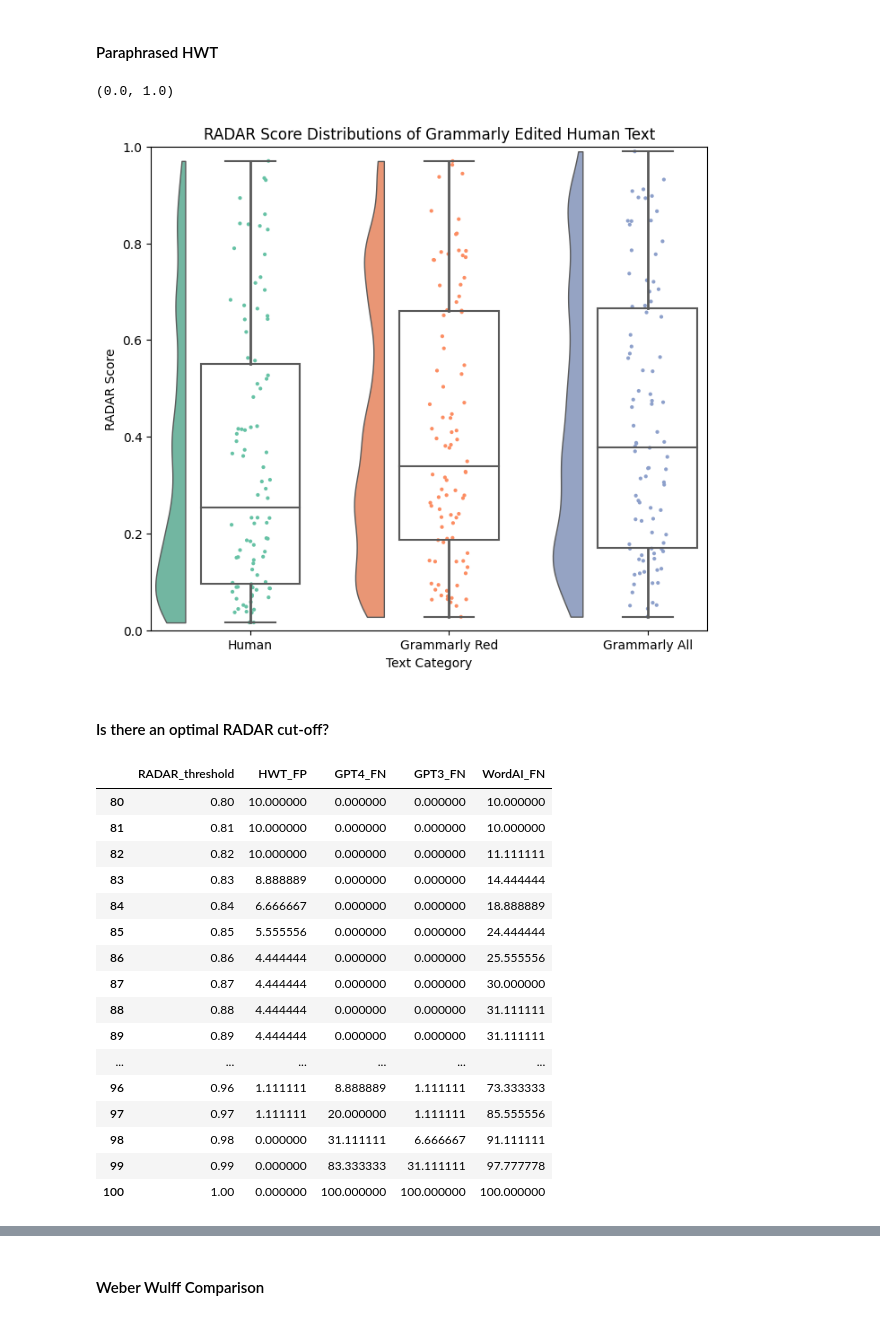
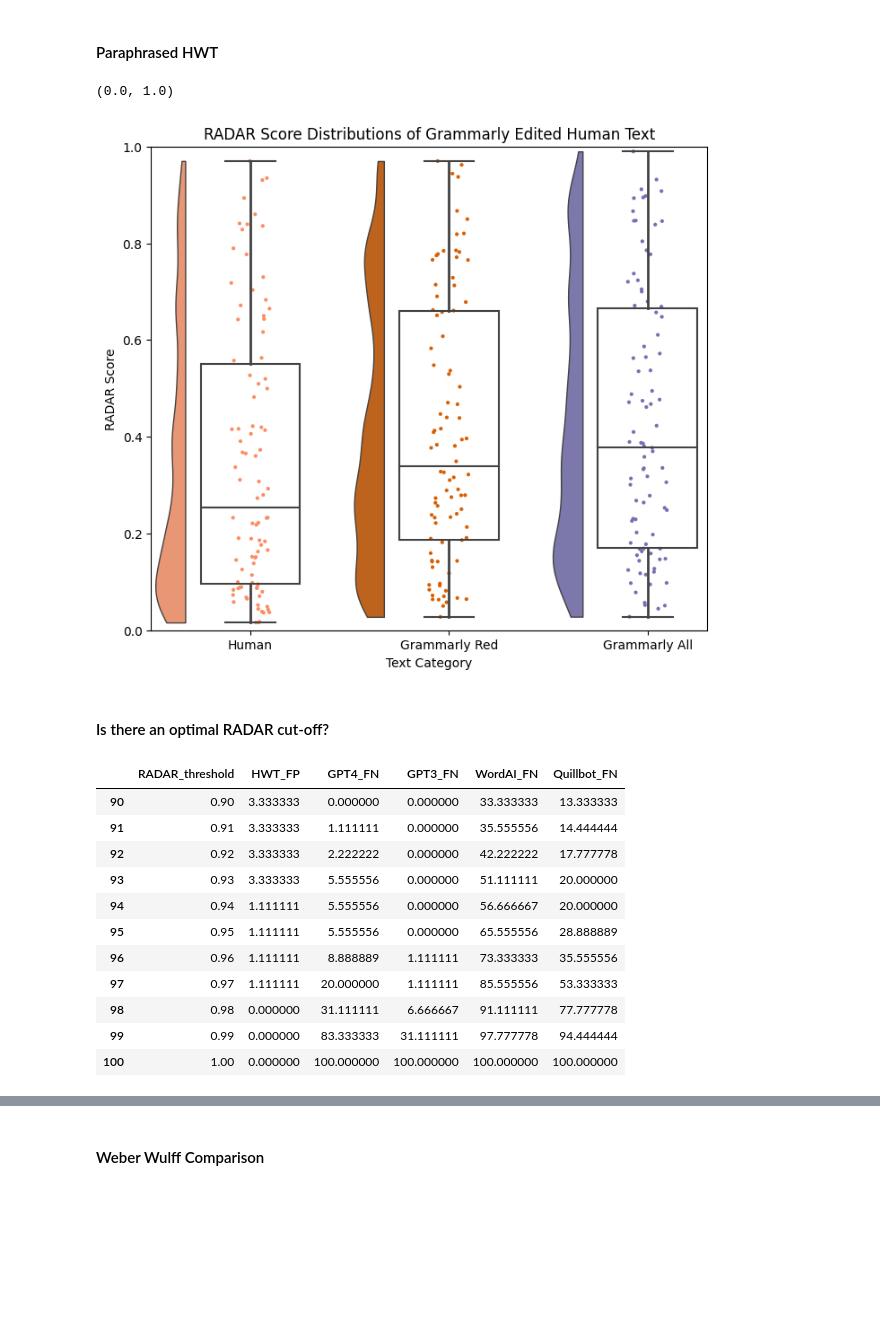
Before and after one commit to nicole-jefferies/RADAR_Eval, a Jupyter notebook: Vis Final Version?.ipynb, the cells around one changed output, grey strips where cells are left out. Drawn from its saved outputs; the diff is of its cells as text; code cells hidden in the pictures; blank space fills up the shorter version.

```diff
--- a/Vis Final Version?.ipynb
+++ b/Vis Final Version?.ipynb
@@ -99,19 +83,22 @@ plt.ylim(0,1)
 # %%
 data = pd.read_csv('topics-post-RADAR-data.csv')
 columns_to_keep = ['STUD_REFORMATTED','STUD_RED_RADAR','STUD_ALL_RADAR']
 melted_data = data[columns_to_keep]
 melted_data = pd.melt(melted_data, var_name='Category', value_name='RADAR_output')
 f, ax = plt.subplots(figsize=(8, 7))
+
+custom_colors = {'STUD_REFORMATTED': '#fc8d62', 'STUD_RED_RADAR': '#d95f02', 'STUD_ALL_RADAR': '#7570b3'}
+
 g = pt.RainCloud(data = melted_data, x = 'Category', y = 'RADAR_output', ax = ax, orient='v', point_size=3,
-             width_box= .5, width_viol= .3, scale='count')
+             width_box= .5, width_viol= .3, scale='count', palette=custom_colors)
 plt.xlabel('Text Category')
 plt.ylabel('RADAR Score')
 plt.title('RADAR Score Distributions of Grammarly Edited Human Text')
 g.set(xticklabels=['Human','Grammarly Red', 'Grammarly All'])
 plt.ylim(0,1)
 # %% [output]
 (0.0, 1.0)
-[figure, old version]
+[figure, new version]
 # %% [markdown]
 #### Is there an optimal RADAR cut-off?
 # %%
@@ -127,25 +115,20 @@ test = {
 df = pd.DataFrame(test)
 melted = pd.melt(df, id_vars=['RADAR_threshold'])
 # %%
-df.tail(21)
+df.tail(11)
 # %% [output]
-|  | RADAR_threshold | HWT_FP | GPT4_FN | GPT3_FN | WordAI_FN |
-| 80 | 0.80 | 10.000000 | 0.000000 | 0.000000 | 10.000000 |
-| 81 | 0.81 | 10.000000 | 0.000000 | 0.000000 | 10.000000 |
-| 82 | 0.82 | 10.000000 | 0.000000 | 0.000000 | 11.111111 |
-| 83 | 0.83 | 8.888889 | 0.000000 | 0.000000 | 14.444444 |
-| 84 | 0.84 | 6.666667 | 0.000000 | 0.000000 | 18.888889 |
-| 85 | 0.85 | 5.555556 | 0.000000 | 0.000000 | 24.444444 |
-| 86 | 0.86 | 4.444444 | 0.000000 | 0.000000 | 25.555556 |
-| 87 | 0.87 | 4.444444 | 0.000000 | 0.000000 | 30.000000 |
-| 88 | 0.88 | 4.444444 | 0.000000 | 0.000000 | 31.111111 |
-| 89 | 0.89 | 4.444444 | 0.000000 | 0.000000 | 31.111111 |
-| ... | ... | ... | ... | ... | ... |
-| 96 | 0.96 | 1.111111 | 8.888889 | 1.111111 | 73.333333 |
-| 97 | 0.97 | 1.111111 | 20.000000 | 1.111111 | 85.555556 |
-| 98 | 0.98 | 0.000000 | 31.111111 | 6.666667 | 91.111111 |
-| 99 | 0.99 | 0.000000 | 83.333333 | 31.111111 | 97.777778 |
-| 100 | 1.00 | 0.000000 | 100.000000 | 100.000000 | 100.000000 |
+|  | RADAR_threshold | HWT_FP | GPT4_FN | GPT3_FN | WordAI_FN | Quillbot_FN |
+| 90 | 0.90 | 3.333333 | 0.000000 | 0.000000 | 33.333333 | 13.333333 |
+| 91 | 0.91 | 3.333333 | 1.111111 | 0.000000 | 35.555556 | 14.444444 |
+| 92 | 0.92 | 3.333333 | 2.222222 | 0.000000 | 42.222222 | 17.777778 |
+| 93 | 0.93 | 3.333333 | 5.555556 | 0.000000 | 51.111111 | 20.000000 |
+| 94 | 0.94 | 1.111111 | 5.555556 | 0.000000 | 56.666667 | 20.000000 |
+| 95 | 0.95 | 1.111111 | 5.555556 | 0.000000 | 65.555556 | 28.888889 |
+| 96 | 0.96 | 1.111111 | 8.888889 | 1.111111 | 73.333333 | 35.555556 |
+| 97 | 0.97 | 1.111111 | 20.000000 | 1.111111 | 85.555556 | 53.333333 |
+| 98 | 0.98 | 0.000000 | 31.111111 | 6.666667 | 91.111111 | 77.777778 |
+| 99 | 0.99 | 0.000000 | 83.333333 | 31.111111 | 97.777778 | 94.444444 |
+| 100 | 1.00 | 0.000000 | 100.000000 | 100.000000 | 100.000000 | 100.000000 |
 # %%
 sns.lineplot(data=melted, x='RADAR_threshold', y = 'value', hue='variable')
 plt.ylim(0,100)
```
Also changed, not shown: parts of 7 cells of this notebook, 1 other file.
